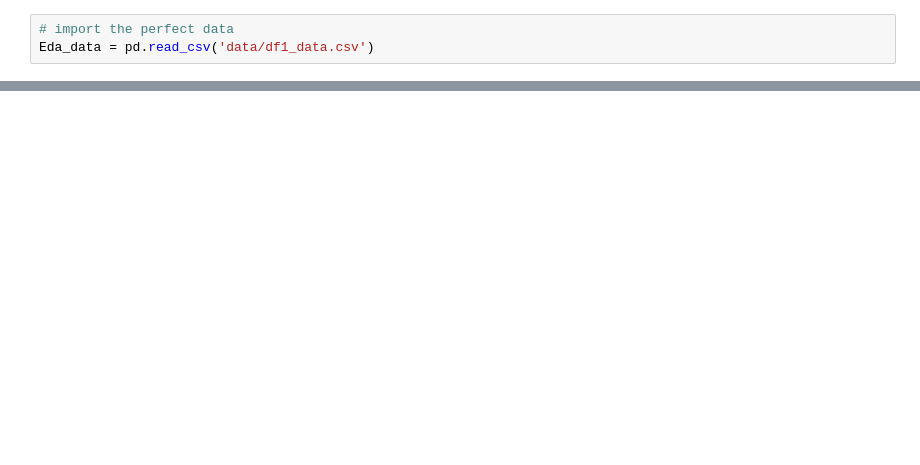
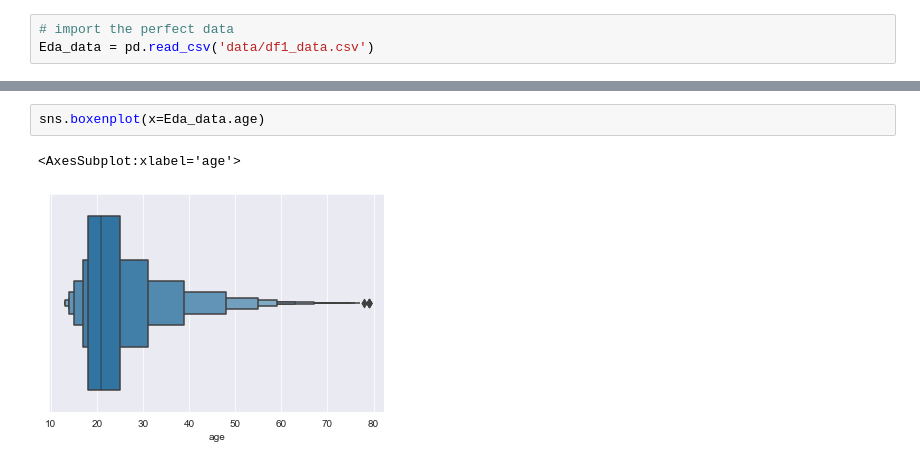
Before and after one commit to Imed-Ha/Pandas-Library, a Jupyter notebook: 2- Exploratory Data Analysis (EDA).ipynb, the cells around one changed output, grey strips where cells are left out. Drawn from its saved outputs; the diff is of its cells as text; blank space fills up the shorter version.

```diff
--- a/2- Exploratory Data Analysis (EDA).ipynb
+++ b/2- Exploratory Data Analysis (EDA).ipynb
@@ -25,0 +94,5 @@ Eda_data
+# %%
+sns.boxenplot(x=Eda_data.age)
+# %% [output]
+<AxesSubplot:xlabel='age'>
+[figure, added]
```
Also changed, not shown: parts of 19 cells of this notebook.
